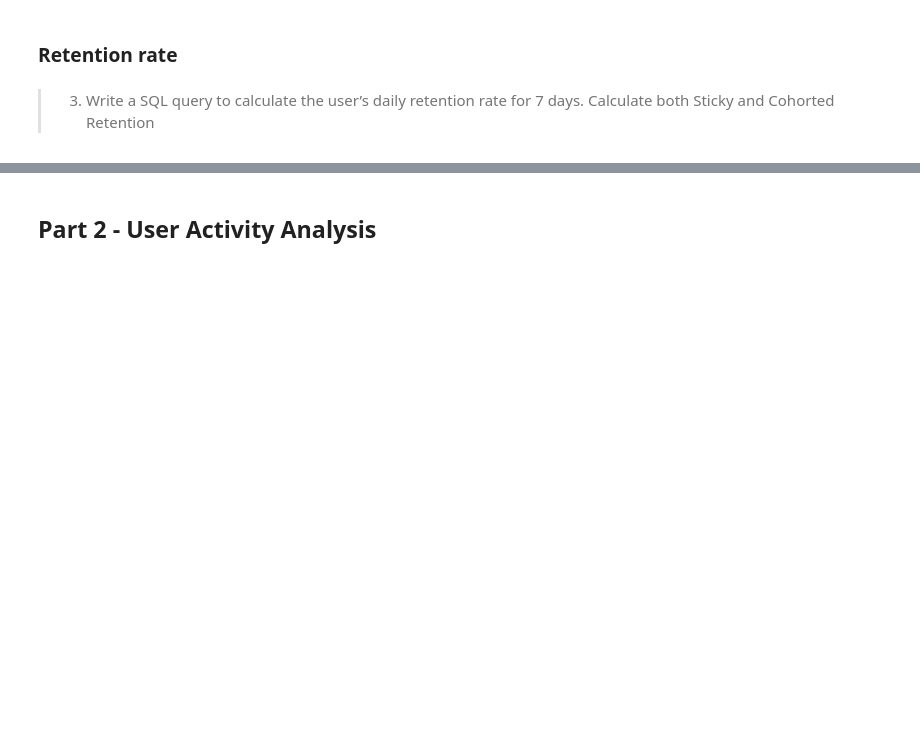
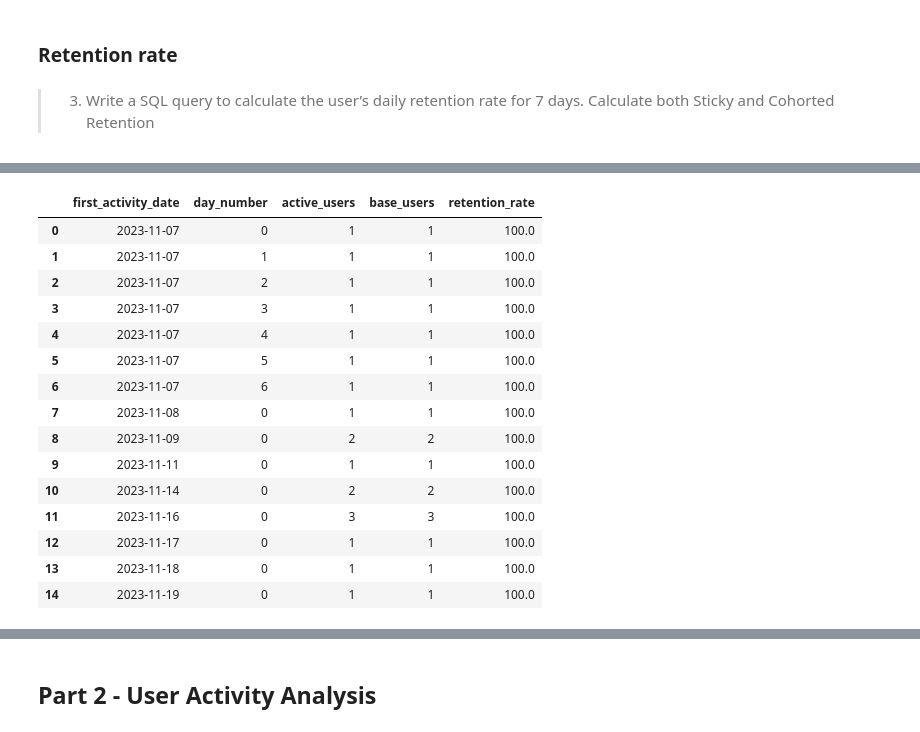
Before and after one commit to camiladwa/case_study, a Jupyter notebook: growth_case_study/growth_data_analyst.ipynb, the cells around one changed output, grey strips where cells are left out. Drawn from its saved outputs; the diff is of its cells as text; code cells hidden in the pictures; blank space fills up the shorter version.

```diff
--- a/growth_case_study/growth_data_analyst.ipynb
+++ b/growth_case_study/growth_data_analyst.ipynb
@@ -244 +262,21 @@ Retention rate is a measure of how many users return to the app after their firs
+# %%
+df_12 = _deepnote_execute_sql('WITH cohort AS (\n    SELECT\n        user_skey AS user_id\n        , MIN(date_time)::DATE as first_activity_date\n    FROM events\n    WHERE session_skey IN (SELECT DISTINCT session_skey FROM apps_open WHERE is_first_app_open = True)\n    GROUP BY 1\n),\nactivity AS (\n    SELECT\n        c.user_id,\n        c.first_activity_date,\n        a.date_time::DATE AS event_date,\n        DATEDIFF(\'day\' ,c.first_activity_date, a.date_time) as day_number\n    FROM cohort c\n    JOIN events a ON c.user_id = a.user_skey\n    WHERE a.date_time BETWEEN c.first_activity_date AND DATE_ADD(c.first_activity_date, INTERVAL 7 DAY)\n),\nretention AS (\n    SELECT\n        first_activity_date,\n        day_number,\n        COUNT(DISTINCT user_id) as active_users\n    FROM activity\n    GROUP BY first_activity_date, day_number\n),\nbase_users AS (\n    SELECT\n        first_activity_date,\n        COUNT(DISTINCT user_id) as base_users\n    FROM cohort\n    GROUP BY first_activity_date\n)\nSELECT\n    r.first_activity_date,\n    r.day_number,\n    r.active_users,\n    b.base_users,\n    (CAST(r.active_users as FLOAT) / b.base_users) * 100 as retention_rate\nFROM retention r\nJOIN base_users b ON r.first_activity_date = b.first_activity_date\nORDER BY r.first_activity_date, r.day_number;\n', 'SQL_DEEPNOTE_DATAFRAME_SQL', audit_sql_comment='', sql_cache_mode='cache_disabled')
+df_12
+# %% [output]
+|  | first_activity_date | day_number | active_users | base_users | retention_rate |
+| 0 | 2023-11-07 | 0 | 1 | 1 | 100.0 |
+| 1 | 2023-11-07 | 1 | 1 | 1 | 100.0 |
+| 2 | 2023-11-07 | 2 | 1 | 1 | 100.0 |
+| 3 | 2023-11-07 | 3 | 1 | 1 | 100.0 |
+| 4 | 2023-11-07 | 4 | 1 | 1 | 100.0 |
+| 5 | 2023-11-07 | 5 | 1 | 1 | 100.0 |
+| 6 | 2023-11-07 | 6 | 1 | 1 | 100.0 |
+| 7 | 2023-11-08 | 0 | 1 | 1 | 100.0 |
+| 8 | 2023-11-09 | 0 | 2 | 2 | 100.0 |
+| 9 | 2023-11-11 | 0 | 1 | 1 | 100.0 |
+| 10 | 2023-11-14 | 0 | 2 | 2 | 100.0 |
+| 11 | 2023-11-16 | 0 | 3 | 3 | 100.0 |
+| 12 | 2023-11-17 | 0 | 1 | 1 | 100.0 |
+| 13 | 2023-11-18 | 0 | 1 | 1 | 100.0 |
+| 14 | 2023-11-19 | 0 | 1 | 1 | 100.0 |
 # %%
```
Also changed, not shown: parts of 6 cells of this notebook.
